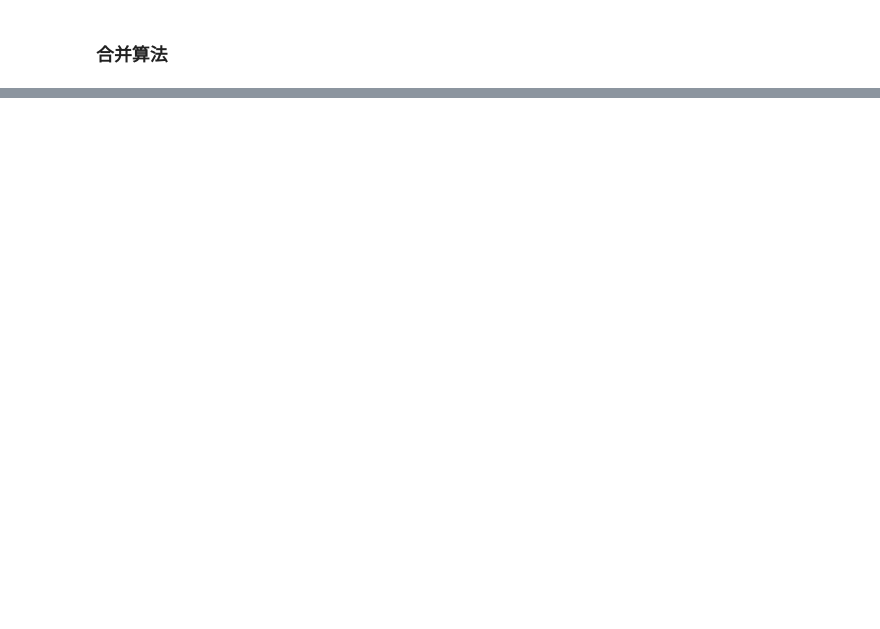
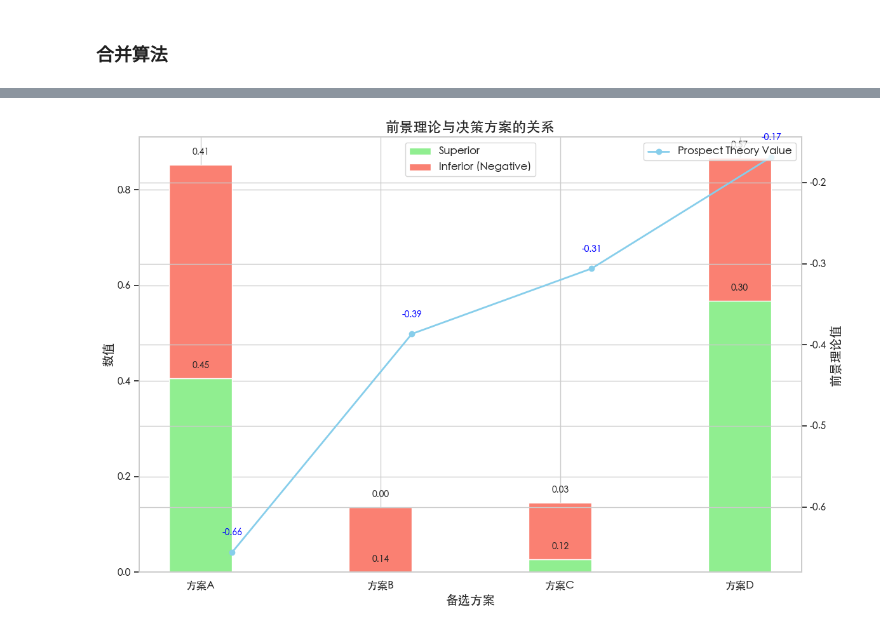
Before and after one commit to JohnHa0/Context_MADM, a Jupyter notebook: initias.ipynb, the cells around one changed output, grey strips where cells are left out. Drawn from its saved outputs; the diff is of its cells as text; code cells hidden in the pictures; blank space fills up the shorter version.

Commit message:
Visualizations

```diff
--- a/initias.ipynb
+++ b/initias.ipynb
@@ -1188,7 +907,7 @@ def prune_and_normalize_memberships(memberships, lts_labels, threshold):
     return pruned_results
 
 # 样本数据和设置
-samples = np.array([400, 700, 900, 600])
+samples = np.array([450, 700, 900, 620])
 lts_labels = ['s_-3', 's_-2', 's_-1', 's0', 's1', 's2', 's_3']
 std_dev_ratio = 0.3  # Ratio to calculate dynamic std_dev
 #常见的 std_dev_ratio 范围从 0.1 到 1，具体取决于数据的分布和分析需求。
@@ -1196,7 +915,7 @@ std_dev_ratio = 0.3  # Ratio to calculate dynamic std_dev
 # •	较大的比例（0.5 - 1）：适用于需要较宽扩散覆盖，隶属度函数较平滑的场景，有助于平滑数据的随机波动，适用于数据点较为稀疏或分布较广的情况。
 sample_std = np.std(samples)
 std_dev = sample_std * std_dev_ratio
-prune_threshold = 0.01  # 隶属度小于此值的将被剔除
+prune_threshold = 0.1  # 隶属度小于此值的将被剔除
 
 # 用户选择
 method_choice = 'average'  # 'average' or 'direct'
@@ -1214,7 +933,6 @@ plts_results = format_plts_output(memberships, lts_labels, filter_zero=output_fi
 
 # 剪裁和归一化隶属度
 pruned_plts = prune_and_normalize_memberships(memberships, lts_labels, prune_threshold)
-
 
 # 可视化隶属度分布
 plt.figure(figsize=(10, 5))
@@ -1244,0 +1408,9 @@ Sample 600: {'s_-2': 0.12, 's_-1': 0.49, 's0': 0.35, 's1': 0.04}
+# %%
+from matplotlib.font_manager import FontManager
+
+mac_fonts = set(f.name for f in FontManager().ttflist)
+
+print('all font list get from matplotlib.font_manager:')
+
+for f in sorted(mac_fonts):
+    print('\t'+f)
@@ -1244,0 +1440,67 @@ Sample 600: {'s_-2': 0.12, 's_-1': 0.49, 's0': 0.35, 's1': 0.04}
+# %%
+import seaborn as sns
+# 设置方案名称
+plans = ['方案A', '方案B', '方案C', '方案D']
+# from matplotlib import font_manager
+# # 设置字体路径
+# font_path = '/Users/hao/Library/Fonts/微软雅黑.ttf'  # 根据你的系统调整路径
+# prop = font_manager.FontProperties(fname=font_path)
+
+# import matplotlib
+
+# 设置matplotlib使用的中文字体
+# matplotlib.rcParams['font.family'] = 'Microsoft YaHei'  # 这里可以根据你的系统设置更改字体
+# plt.rcParams['font.family'] = 'Microsoft YaHei'  # 使用 macOS 上的中文字体
+# # matplotlib.rcParams['axes.unicode_minus'] = False  # 解决负号显示问题
+#
+# matplotlib.rcParams['font.sans-serif'] =  ['Microsoft YaHei']
+
+# matplotlib.rcParams['font.serif'] =  ['Heiti TC']
+
+# matplotlib.rcParams['axes.unicode_minus'] = False
+
+# sns.set_theme(font="Arial Unicode MS",style="whitegrid")
+
+sns.set_theme(font="Heiti TC",style="whitegrid")
+# plt.rcParams['font.family']=['Microsoft YaHei']
+
+# plt.rcParams['font.sans-serif'] = ['Arial Unicode MS']
+
+# 创建一个具有两个Y轴的复合图
+fig, ax1 = plt.subplots(figsize=(12, 8))
+
+# 绘制 Superior 和 Inferior 的柱状图
+bar_width = 0.35
+index = np.arange(len(plans))
+
+# 绘制 Superior 和 Inferior 部分的柱状图
+ax1.bar(index, score_SM, bar_width, label="Superior", color="lightgreen")
+ax1.bar(index, score_IM, bar_width, bottom=score_SM, label="Inferior (Negative)", color="salmon")
+
+# 设置Y轴标签和标题
+ax1.set_xlabel("备选方案", fontsize=14)
+ax1.set_ylabel("数值", fontsize=14)
+ax1.set_xticks(index)
+ax1.set_xticklabels(plans, fontsize=12)
+ax1.legend(fontsize=12)
+
+# 绘制第二个Y轴，显示Prospect Theory Value的折线图
+ax2 = ax1.twinx()  # 共享x轴
+ax2.plot(index + bar_width / 2, PV, color="skyblue", marker='o', label="Prospect Theory Value", linewidth=2)
+ax2.set_ylabel("前景理论值", fontsize=14)
+ax2.legend(fontsize=12, loc="upper right")
+
+# 添加数值注释
+for i in range(len(plans)):
+    ax1.text(i, score_SM[i] + score_IM[i] + 0.02, f"{score_SM[i]:.2f}", ha="center", fontsize=10)
+    ax1.text(i, score_SM[i] + 0.02, f"{score_IM[i]:.2f}", ha="center", fontsize=10)
+    ax2.text(i + bar_width / 2, PV[i] + 0.02, f"{PV[i]:.2f}", ha="center", color="blue", fontsize=10)
+
+# 设置标题
+plt.title("前景理论与决策方案的关系", fontsize=16)
+
+# 显示图表
+plt.tight_layout()
+plt.show()
+# %% [output]
+[figure, added]
```
Also changed, not shown: parts of 38 cells of this notebook.
